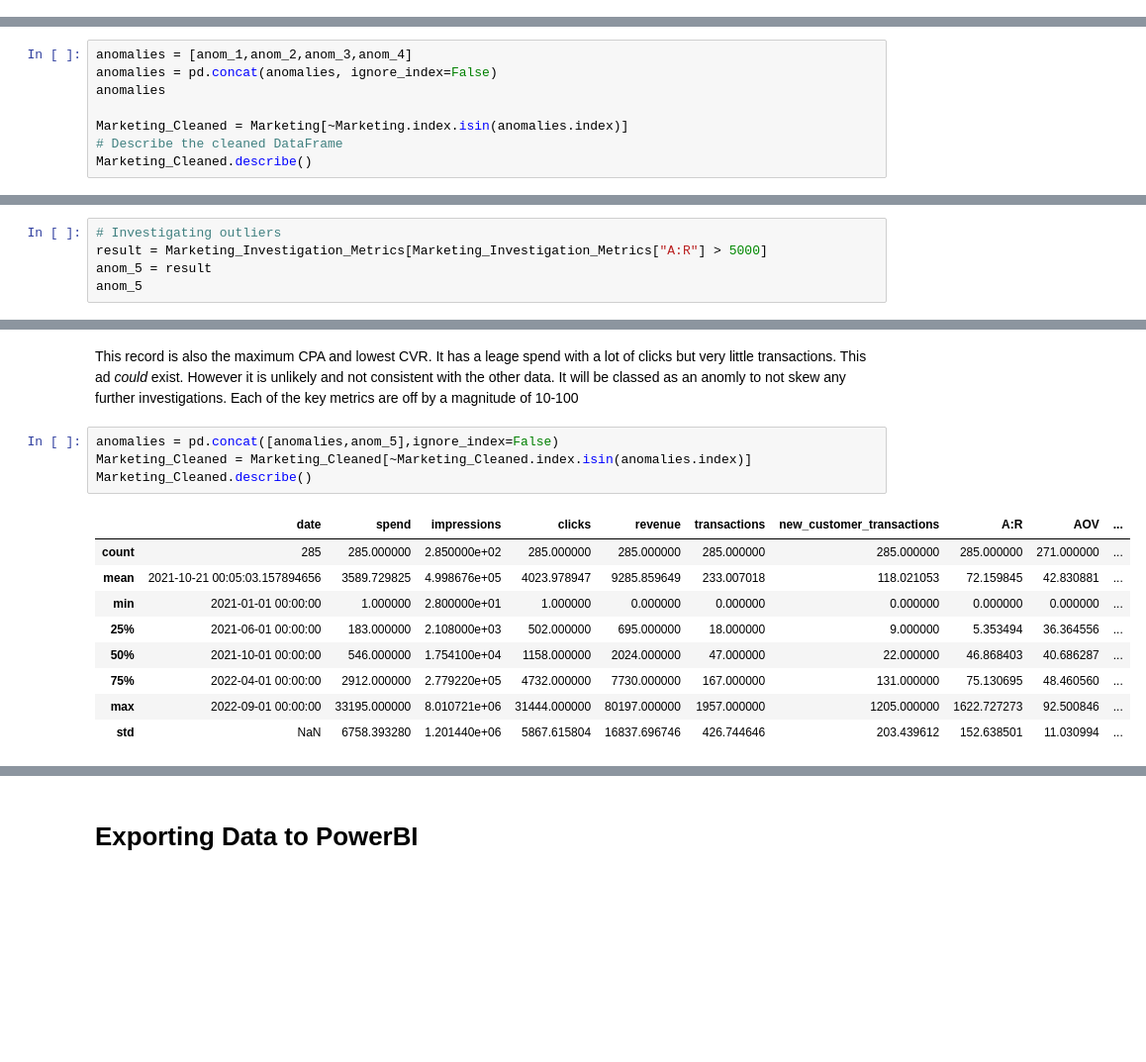
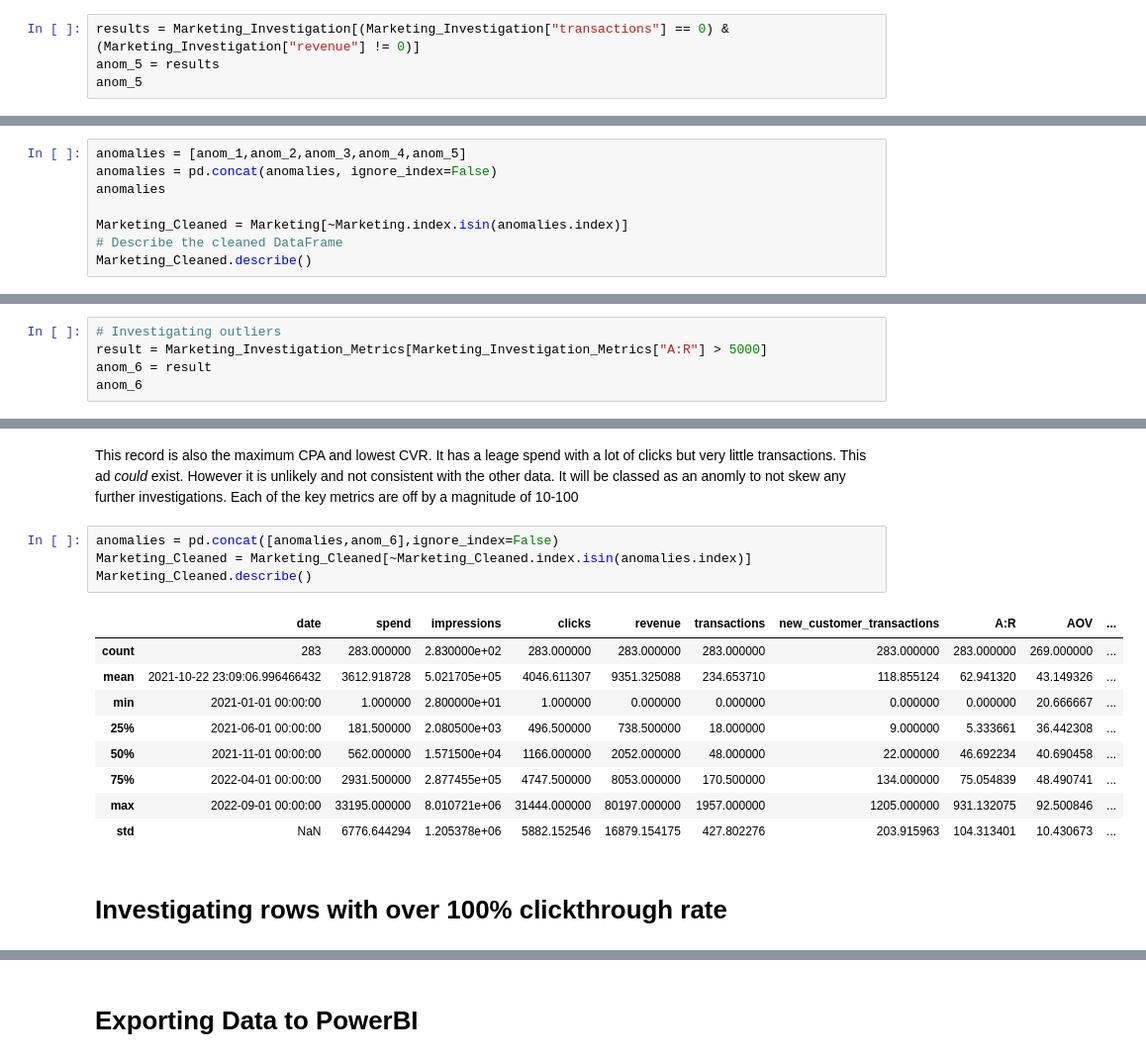
Before and after one commit to adam-grove/Protein-Works-Presentation, a Jupyter notebook: Data Cleaning.ipynb, the cells around one changed output, grey strips where cells are left out. Shown: that part at 99% size. Drawn from its saved outputs; the diff is of its cells as text; blank space fills up the shorter version.

```diff
--- a/Data Cleaning.ipynb
+++ b/Data Cleaning.ipynb
@@ -267,0 +270,4 @@ anom_4
+# %%
+results = Marketing_Investigation[(Marketing_Investigation["transactions"] == 0) & (Marketing_Investigation["revenue"] != 0)]
+anom_5 = results
+anom_5
@@ -268,7 +288,7 @@ anom_4
 # %% [markdown]
 ### Removing these from the dataset
 # %%
-anomalies = [anom_1,anom_2,anom_3,anom_4]
+anomalies = [anom_1,anom_2,anom_3,anom_4,anom_5]
 anomalies = pd.concat(anomalies, ignore_index=False)
 anomalies
 
@@ -314,8 +334,8 @@ plt.show()
 # %%
 # Investigating outliers
 result = Marketing_Investigation_Metrics[Marketing_Investigation_Metrics["A:R"] > 5000]
-anom_5 = result
-anom_5
+anom_6 = result
+anom_6
 # %% [output]
 |  | date | country | tpw_channels | spend | impressions | clicks | revenue | transactions | ... |
 | 81 | 2021-07-01 | FR | PLA | 3142.0 | 1212685 | 4432 | 59.0 | 1 | ... |
@@ -325,16 +345,18 @@ anom_5
 # %% [markdown]
 This record is also the maximum CPA and lowest CVR. It has a leage spend with a lot of clicks but very little transactions. This ad *could* exist. However it is unlikely and not consistent with the other data. It will be classed as an anomly to not skew any further investigations. Each of the key metrics are off by a magnitude of 10-100
 # %%
-anomalies = pd.concat([anomalies,anom_5],ignore_index=False)
+anomalies = pd.concat([anomalies,anom_6],ignore_index=False)
 Marketing_Cleaned = Marketing_Cleaned[~Marketing_Cleaned.index.isin(anomalies.index)]
 Marketing_Cleaned.describe()
 # %% [output]
 |  | date | spend | impressions | clicks | revenue | transactions | new_customer_transactions | A:R | AOV | ... |
-| count | 285 | 285.000000 | 2.850000e+02 | 285.000000 | 285.000000 | 285.000000 | 285.000000 | 285.000000 | 271.000000 | ... |
-| mean | 2021-10-21 00:05:03.157894656 | 3589.729825 | 4.998676e+05 | 4023.978947 | 9285.859649 | 233.007018 | 118.021053 | 72.159845 | 42.830881 | ... |
-| min | 2021-01-01 00:00:00 | 1.000000 | 2.800000e+01 | 1.000000 | 0.000000 | 0.000000 | 0.000000 | 0.000000 | 0.000000 | ... |
-| 25% | 2021-06-01 00:00:00 | 183.000000 | 2.108000e+03 | 502.000000 | 695.000000 | 18.000000 | 9.000000 | 5.353494 | 36.364556 | ... |
-| 50% | 2021-10-01 00:00:00 | 546.000000 | 1.754100e+04 | 1158.000000 | 2024.000000 | 47.000000 | 22.000000 | 46.868403 | 40.686287 | ... |
-| 75% | 2022-04-01 00:00:00 | 2912.000000 | 2.779220e+05 | 4732.000000 | 7730.000000 | 167.000000 | 131.000000 | 75.130695 | 48.460560 | ... |
-| max | 2022-09-01 00:00:00 | 33195.000000 | 8.010721e+06 | 31444.000000 | 80197.000000 | 1957.000000 | 1205.000000 | 1622.727273 | 92.500846 | ... |
-| std | NaN | 6758.393280 | 1.201440e+06 | 5867.615804 | 16837.696746 | 426.744646 | 203.439612 | 152.638501 | 11.030994 | ... |
+| count | 283 | 283.000000 | 2.830000e+02 | 283.000000 | 283.000000 | 283.000000 | 283.000000 | 283.000000 | 269.000000 | ... |
+| mean | 2021-10-22 23:09:06.996466432 | 3612.918728 | 5.021705e+05 | 4046.611307 | 9351.325088 | 234.653710 | 118.855124 | 62.941320 | 43.149326 | ... |
+| min | 2021-01-01 00:00:00 | 1.000000 | 2.800000e+01 | 1.000000 | 0.000000 | 0.000000 | 0.000000 | 0.000000 | 20.666667 | ... |
+| 25% | 2021-06-01 00:00:00 | 181.500000 | 2.080500e+03 | 496.500000 | 738.500000 | 18.000000 | 9.000000 | 5.333661 | 36.442308 | ... |
+| 50% | 2021-11-01 00:00:00 | 562.000000 | 1.571500e+04 | 1166.000000 | 2052.000000 | 48.000000 | 22.000000 | 46.692234 | 40.690458 | ... |
+| 75% | 2022-04-01 00:00:00 | 2931.500000 | 2.877455e+05 | 4747.500000 | 8053.000000 | 170.500000 | 134.000000 | 75.054839 | 48.490741 | ... |
+| max | 2022-09-01 00:00:00 | 33195.000000 | 8.010721e+06 | 31444.000000 | 80197.000000 | 1957.000000 | 1205.000000 | 931.132075 | 92.500846 | ... |
+| std | NaN | 6776.644294 | 1.205378e+06 | 5882.152546 | 16879.154175 | 427.802276 | 203.915963 | 104.313401 | 10.430673 | ... |
+# %% [markdown]
+# Investigating rows with over 100% clickthrough rate
```
Also changed, not shown: parts of 10 cells of this notebook, 2 other files.
